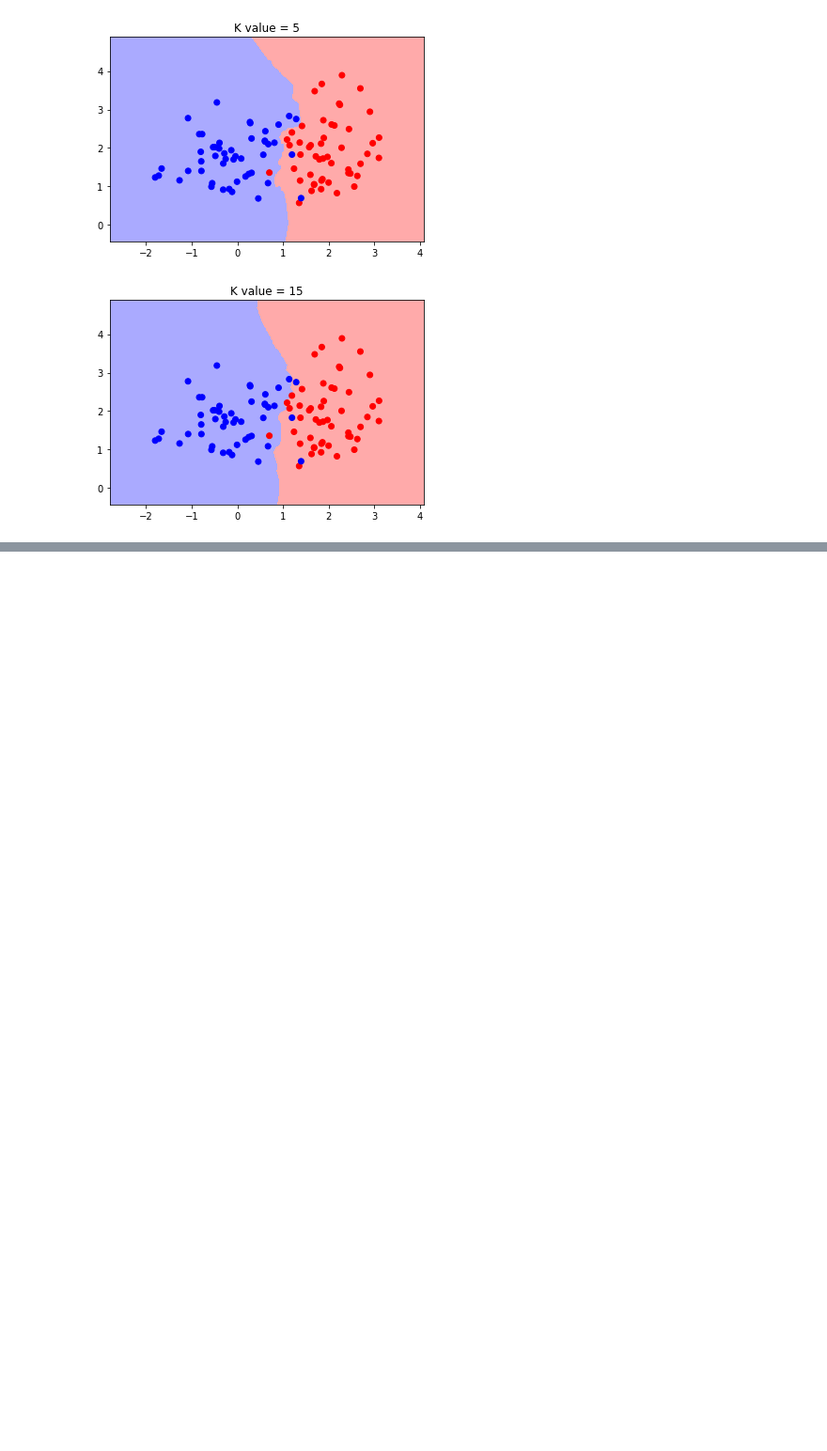
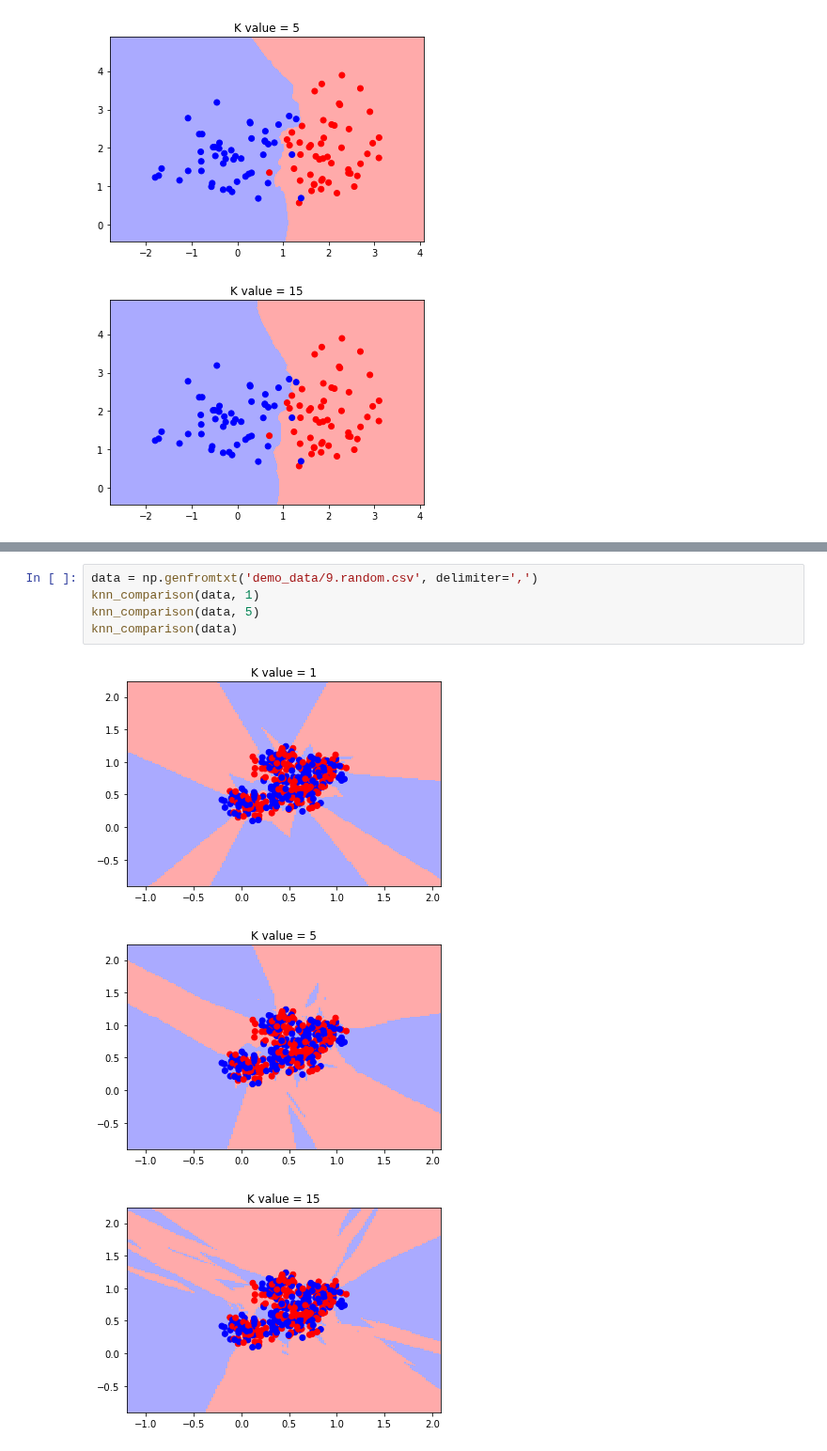
Before and after one commit to R-aryan/Machine_Learning_Crash_Course, a Jupyter notebook: 07-KNN/KNN_Case_Study.ipynb, the cells around one changed output, grey strips where cells are left out. Shown at 94% size. Cells and saved outputs as stored; diff of their text form; blank space fills up the shorter version.

```diff
--- a/07-KNN/KNN_Case_Study.ipynb
+++ b/07-KNN/KNN_Case_Study.ipynb
@@ -128,0 +147,9 @@ knn_comparison(data)
+# %%
+data = np.genfromtxt('demo_data/9.random.csv', delimiter=',')
+knn_comparison(data, 1)
+knn_comparison(data, 5)
+knn_comparison(data)
+# %% [output]
+[figure, added]
+[figure, added]
+[figure, added]
```
Also changed, not shown: parts of 3 cells of this notebook.
